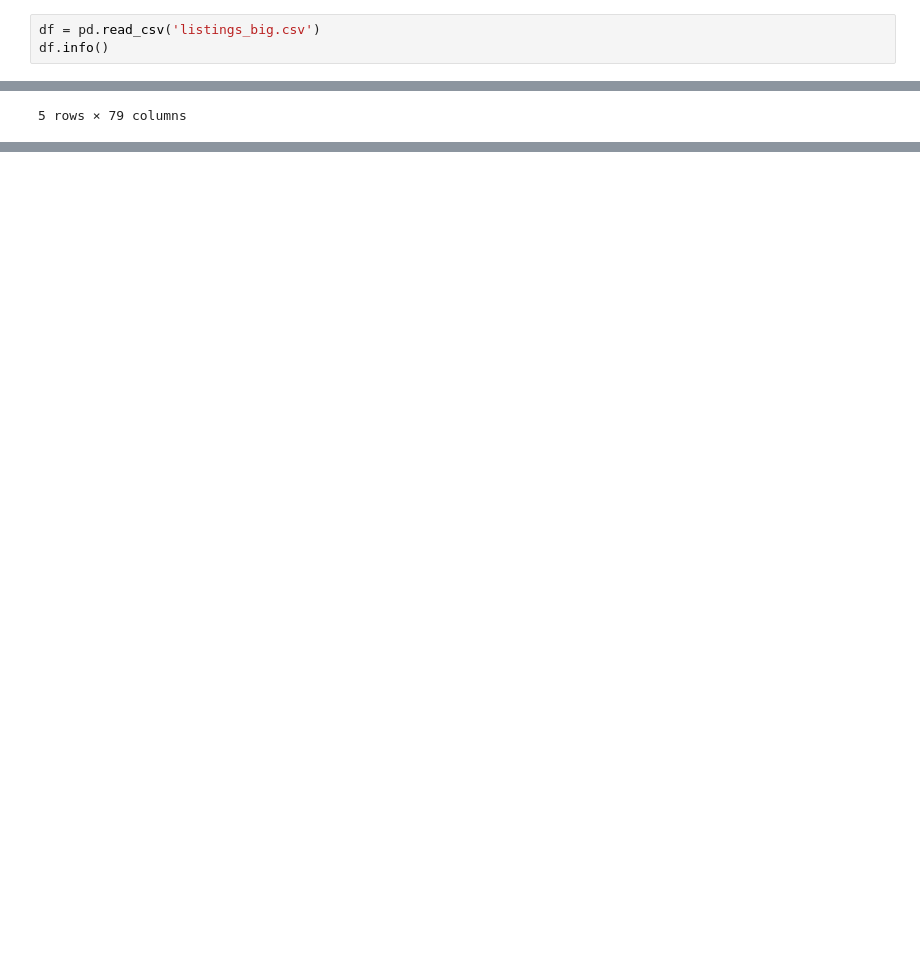
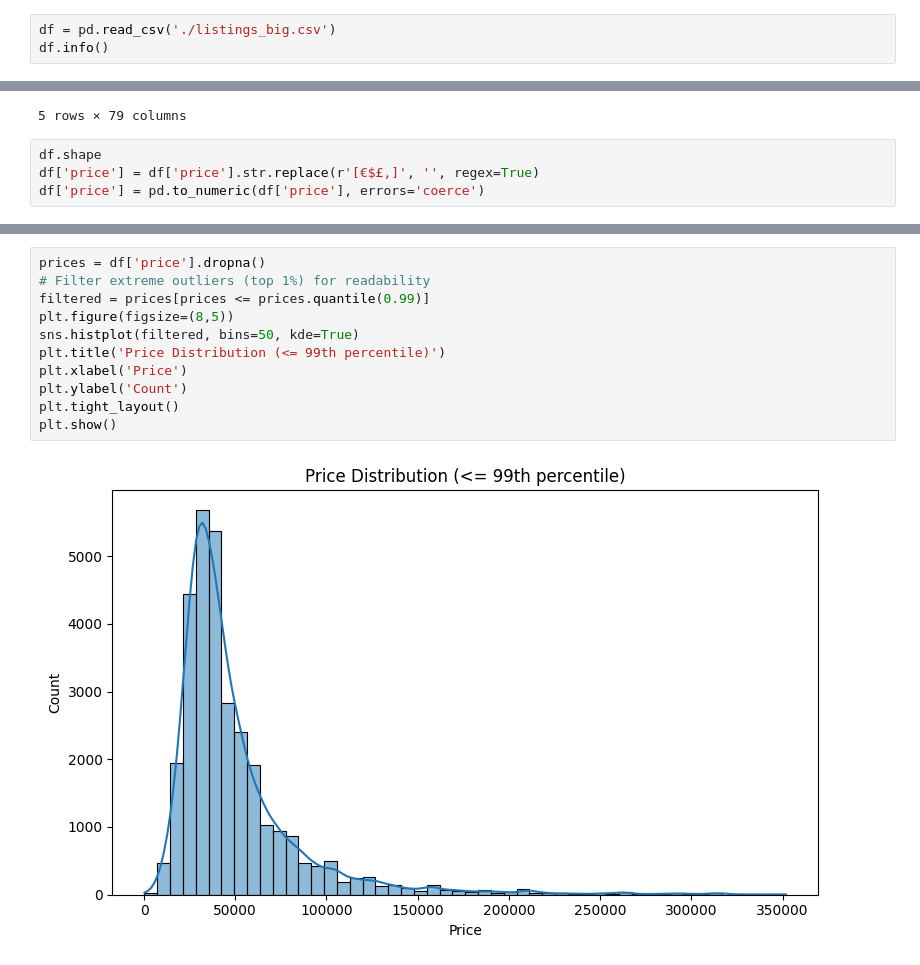
Before and after one commit to spardo83/ceia_analisis_datos, a Jupyter notebook: tp.ipynb, the cells around one changed output, grey strips where cells are left out. Cells and saved outputs as stored; diff of their text form; blank space fills up the shorter version.

```diff
--- a/tp.ipynb
+++ b/tp.ipynb
@@ -6,7 +6,7 @@ import numpy as np
 import matplotlib.pyplot as plt
 import seaborn as sns
 # %%
-df = pd.read_csv('listings_big.csv')
+df = pd.read_csv('./listings_big.csv')
 df.info()
 # %% [output]
 <class 'pandas.core.frame.DataFrame'>
@@ -36,3 +36,7 @@ df.head()
 | 3 | 16695 | https://www.airbnb.com/rooms/16695 | 20250129142212 | 2025-01-30 | city scrape | DUPLEX LOFT 2 - SAN TELMO | NaN | San Telmo is one of the best neig... | ... |
 | 4 | 20062 | https://www.airbnb.com/rooms/20062 | 20250129142212 | 2025-01-30 | city scrape | PENTHOUSE /Terrace & pool /City v... | NaN | NaN | ... |
 5 rows × 79 columns
+# %%
+df.shape
+df['price'] = df['price'].str.replace(r'[€$£,]', '', regex=True)
+df['price'] = pd.to_numeric(df['price'], errors='coerce')
@@ -38,0 +58,13 @@ df.head()
+# %%
+prices = df['price'].dropna()
+# Filter extreme outliers (top 1%) for readability
+filtered = prices[prices <= prices.quantile(0.99)]
+plt.figure(figsize=(8,5))
+sns.histplot(filtered, bins=50, kde=True)
+plt.title('Price Distribution (<= 99th percentile)')
+plt.xlabel('Price')
+plt.ylabel('Count')
+plt.tight_layout()
+plt.show()
+# %% [output]
+[figure, added]
```
Also changed, not shown: parts of 3 cells of this notebook, 2 other files.
